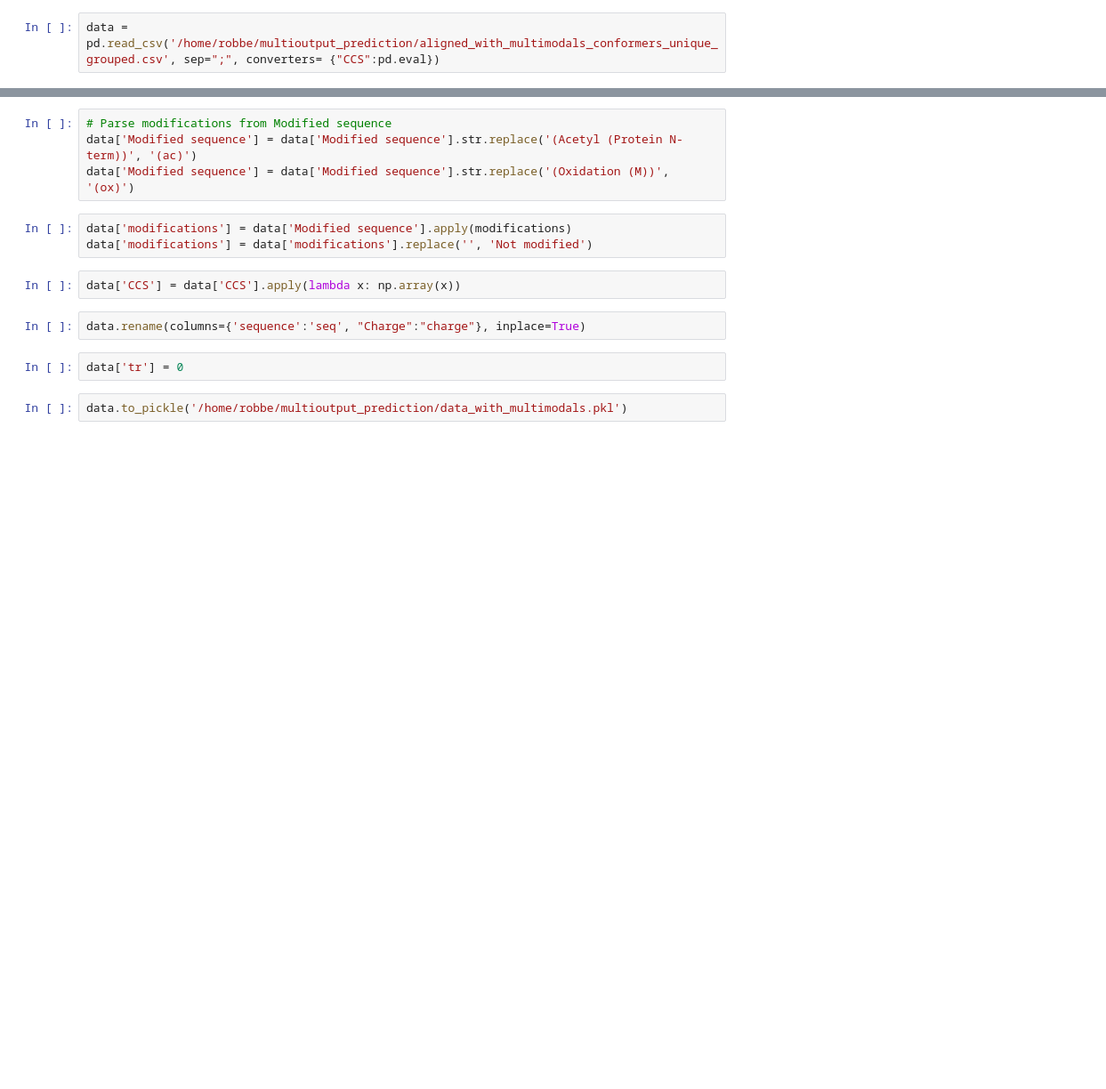
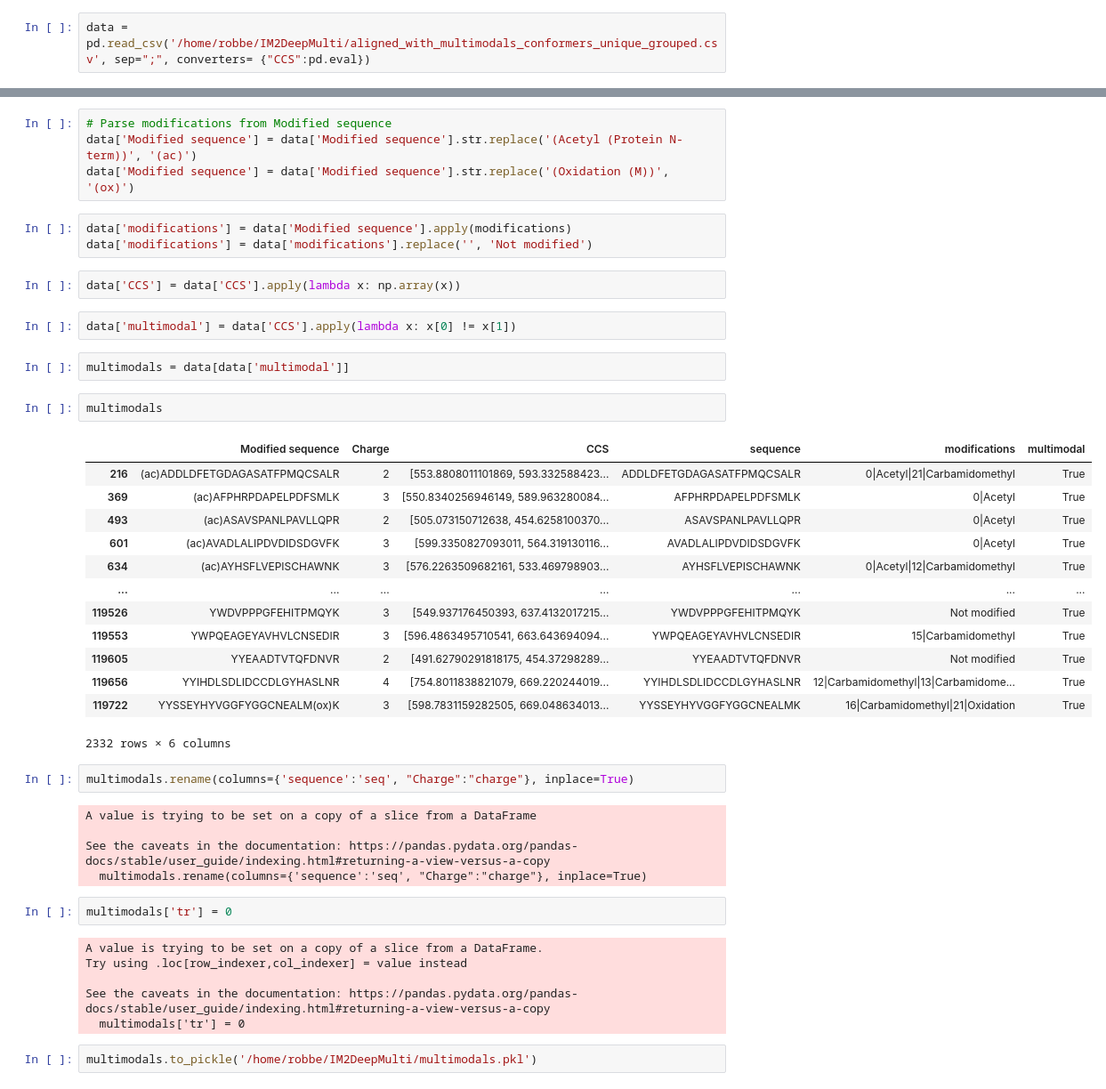
Before and after one commit to rodvrees/IM2DeepMulti, a Jupyter notebook: data_preprocessing.ipynb, the cells around one changed output, grey strips where cells are left out. Shown: that part at 89% size. Saved outputs shown, nothing was run; the diff lists cells and outputs as text; blank space fills up the shorter version.

```diff
--- a/data_preprocessing.ipynb
+++ b/data_preprocessing.ipynb
@@ -35,7 +35,7 @@ def modifications(input_string):
     output = '|'.join(formattedlist)
     return output
 # %%
-data = pd.read_csv('/home/robbe/multioutput_prediction/aligned_with_multimodals_conformers_unique_grouped.csv', sep=";", converters= {"CCS":pd.eval})
+data = pd.read_csv('/home/robbe/IM2DeepMulti/aligned_with_multimodals_conformers_unique_grouped.csv', sep=";", converters= {"CCS":pd.eval})
 # %%
 # Strip "_" from sequence
 data["sequence"] = data["Modified sequence"].str.strip("_")
@@ -54,9 +54,40 @@ data['modifications'] = data['Modified sequence'].apply(modifications)
 data['modifications'] = data['modifications'].replace('', 'Not modified')
 # %%
 data['CCS'] = data['CCS'].apply(lambda x: np.array(x))
+# %%
+data['multimodal'] = data['CCS'].apply(lambda x: x[0] != x[1])
+# %%
+multimodals = data[data['multimodal']]
+# %%
+multimodals
+# %% [output]
+|  | Modified sequence | Charge | CCS | sequence | modifications | multimodal |
+| 216 | (ac)ADDLDFETGDAGASATFPMQCSALR | 2 | [553.8808011101869, 593.332588423... | ADDLDFETGDAGASATFPMQCSALR | 0|Acetyl|21|Carbamidomethyl | True |
+| 369 | (ac)AFPHRPDAPELPDFSMLK | 3 | [550.8340256946149, 589.963280084... | AFPHRPDAPELPDFSMLK | 0|Acetyl | True |
+| 493 | (ac)ASAVSPANLPAVLLQPR | 2 | [505.073150712638, 454.6258100370... | ASAVSPANLPAVLLQPR | 0|Acetyl | True |
+| 601 | (ac)AVADLALIPDVDIDSDGVFK | 3 | [599.3350827093011, 564.319130116... | AVADLALIPDVDIDSDGVFK | 0|Acetyl | True |
+| 634 | (ac)AYHSFLVEPISCHAWNK | 3 | [576.2263509682161, 533.469798903... | AYHSFLVEPISCHAWNK | 0|Acetyl|12|Carbamidomethyl | True |
+| ... | ... | ... | ... | ... | ... | ... |
+| 119526 | YWDVPPPGFEHITPMQYK | 3 | [549.937176450393, 637.4132017215... | YWDVPPPGFEHITPMQYK | Not modified | True |
+| 119553 | YWPQEAGEYAVHVLCNSEDIR | 3 | [596.4863495710541, 663.643694094... | YWPQEAGEYAVHVLCNSEDIR | 15|Carbamidomethyl | True |
+| 119605 | YYEAADTVTQFDNVR | 2 | [491.62790291818175, 454.37298289... | YYEAADTVTQFDNVR | Not modified | True |
+| 119656 | YYIHDLSDLIDCCDLGYHASLNR | 4 | [754.8011838821079, 669.220244019... | YYIHDLSDLIDCCDLGYHASLNR | 12|Carbamidomethyl|13|Carbamidome... | True |
+| 119722 | YYSSEYHYVGGFYGGCNEALM(ox)K | 3 | [598.7831159282505, 669.048634013... | YYSSEYHYVGGFYGGCNEALMK | 16|Carbamidomethyl|21|Oxidation | True |
+2332 rows × 6 columns
 # %%
-data.rename(columns={'sequence':'seq', "Charge":"charge"}, inplace=True)
+multimodals.rename(columns={'sequence':'seq', "Charge":"charge"}, inplace=True)
+# %% [output]
+A value is trying to be set on a copy of a slice from a DataFrame
+
+See the caveats in the documentation: https://pandas.pydata.org/pandas-docs/stable/user_guide/indexing.html#returning-a-view-versus-a-copy
+  multimodals.rename(columns={'sequence':'seq', "Charge":"charge"}, inplace=True)
 # %%
-data['tr'] = 0
+multimodals['tr'] = 0
+# %% [output]
+A value is trying to be set on a copy of a slice from a DataFrame.
+Try using .loc[row_indexer,col_indexer] = value instead
+
+See the caveats in the documentation: https://pandas.pydata.org/pandas-docs/stable/user_guide/indexing.html#returning-a-view-versus-a-copy
+  multimodals['tr'] = 0
 # %%
-data.to_pickle('/home/robbe/multioutput_prediction/data_with_multimodals.pkl')
+multimodals.to_pickle('/home/robbe/IM2DeepMulti/multimodals.pkl')
```
Also changed, not shown: 7 other files.
